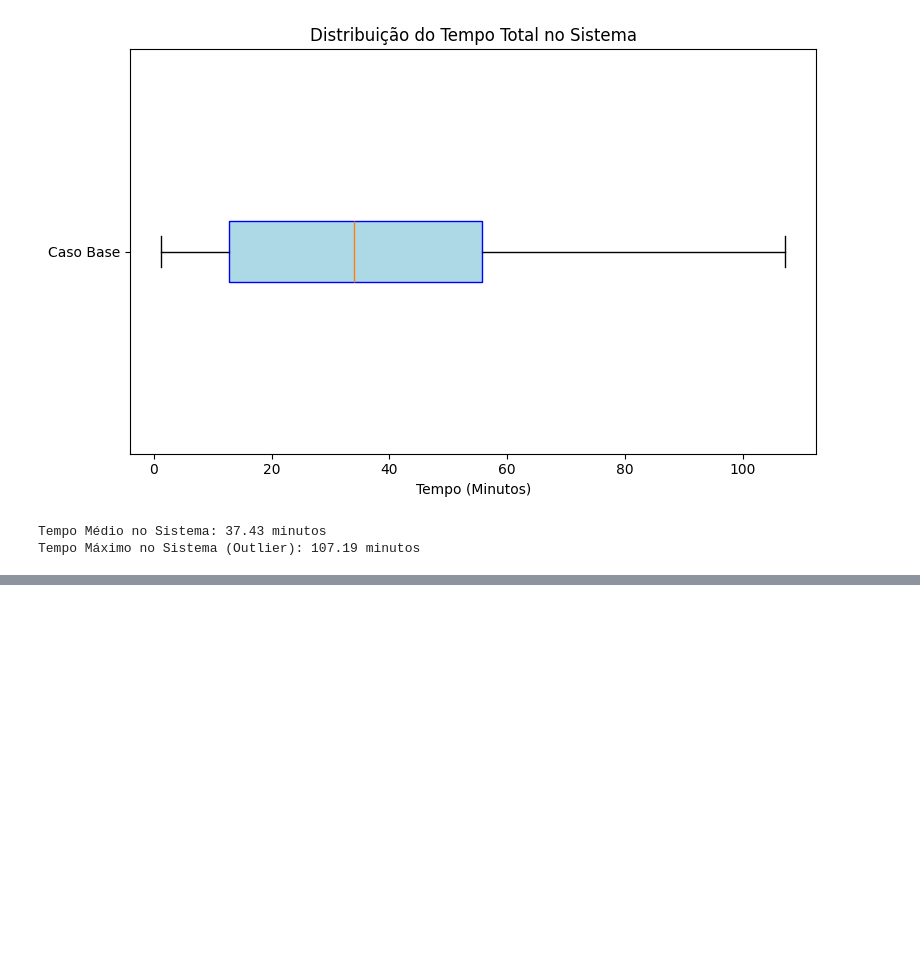
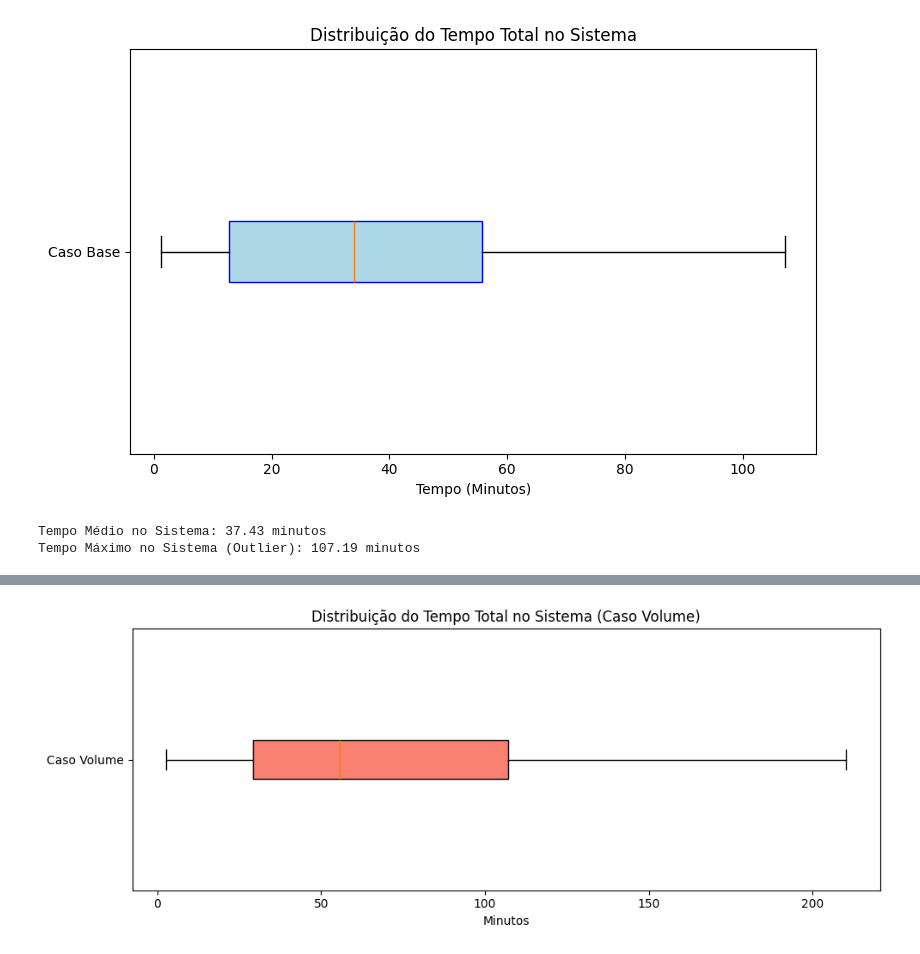
Before and after one commit to gustavfreitas/pi_comp_cientifica, a Jupyter notebook: EP2_Simulacao_Discreta/bicicletas_compartilhadas.ipynb, the cells around one changed output, grey strips where cells are left out. Drawn from its saved outputs; the diff is of its cells as text; code cells hidden in the pictures; blank space fills up the shorter version.

```diff
--- a/EP2_Simulacao_Discreta/bicicletas_compartilhadas.ipynb
+++ b/EP2_Simulacao_Discreta/bicicletas_compartilhadas.ipynb
@@ -141,0 +217,14 @@ Tempo Máximo no Sistema (Outlier): 107.19 minutos
+# %%
+# --- Gráfico 3: Tempo no Sistema (Boxplot) ---
+plt.figure(figsize=(10, 4))
+if len(sistema_volume.tempos_no_sistema) > 0:
+    plt.boxplot(sistema_volume.tempos_no_sistema, vert=False, patch_artist=True, boxprops=dict(facecolor='salmon'))
+    plt.title('Distribuição do Tempo Total no Sistema (Caso Volume)')
+    plt.xlabel('Minutos')
+    plt.yticks([1], ['Caso Volume'])
+else:
+    plt.text(0.5, 0.5, 'Nenhuma viagem concluída', ha='center', va='center', fontsize=12)
+plt.tight_layout()
+plt.show()
+# %% [output]
+[figure, added]
```
Also changed, not shown: parts of 13 cells of this notebook.
